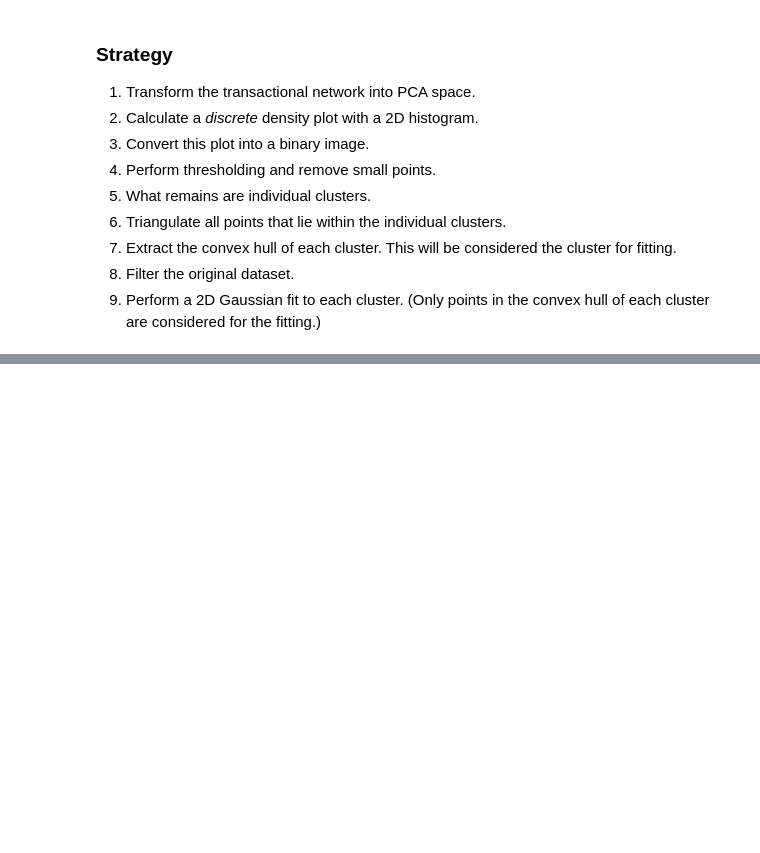
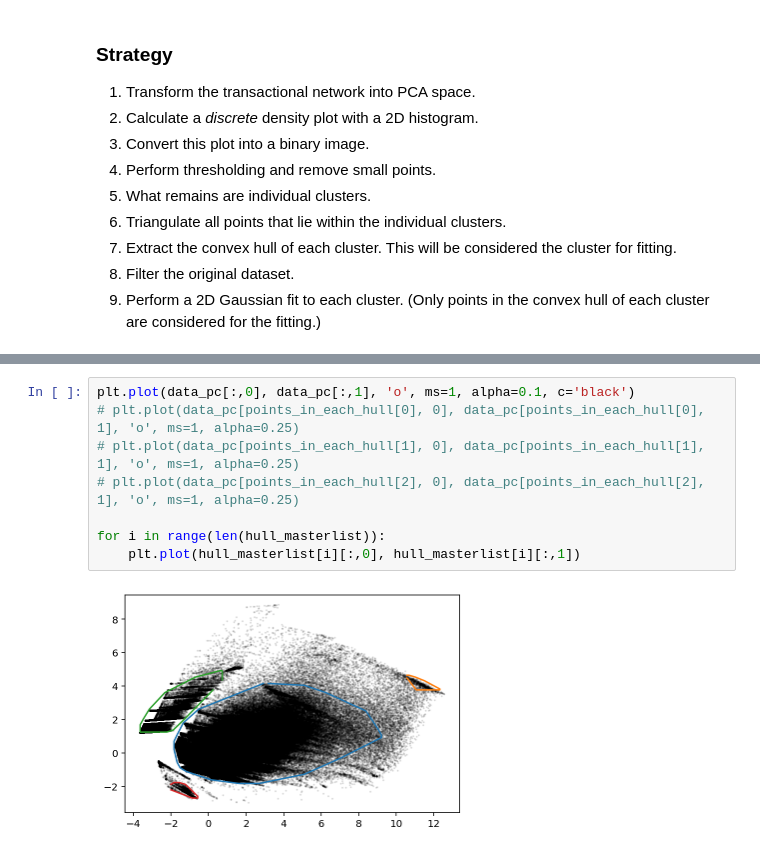
Before and after one commit to beng-starboard/transaction-flow, a Jupyter notebook: notebooks/Probabilistic archetype inference.ipynb, the cells around one changed output, grey strips where cells are left out. Drawn from its saved outputs; the diff is of its cells as text; blank space fills up the shorter version.

```diff
--- a/notebooks/Probabilistic archetype inference.ipynb
+++ b/notebooks/Probabilistic archetype inference.ipynb
@@ -277,0 +329,10 @@ Text(0.5, 1.0, 'Identified clusters')
+# %%
+plt.plot(data_pc[:,0], data_pc[:,1], 'o', ms=1, alpha=0.1, c='black')
+# plt.plot(data_pc[points_in_each_hull[0], 0], data_pc[points_in_each_hull[0], 1], 'o', ms=1, alpha=0.25)
+# plt.plot(data_pc[points_in_each_hull[1], 0], data_pc[points_in_each_hull[1], 1], 'o', ms=1, alpha=0.25)
+# plt.plot(data_pc[points_in_each_hull[2], 0], data_pc[points_in_each_hull[2], 1], 'o', ms=1, alpha=0.25)
+
+for i in range(len(hull_masterlist)):
+    plt.plot(hull_masterlist[i][:,0], hull_masterlist[i][:,1])
+# %% [output]
+[figure, added]
```
Also changed, not shown: parts of 18 cells of this notebook.
